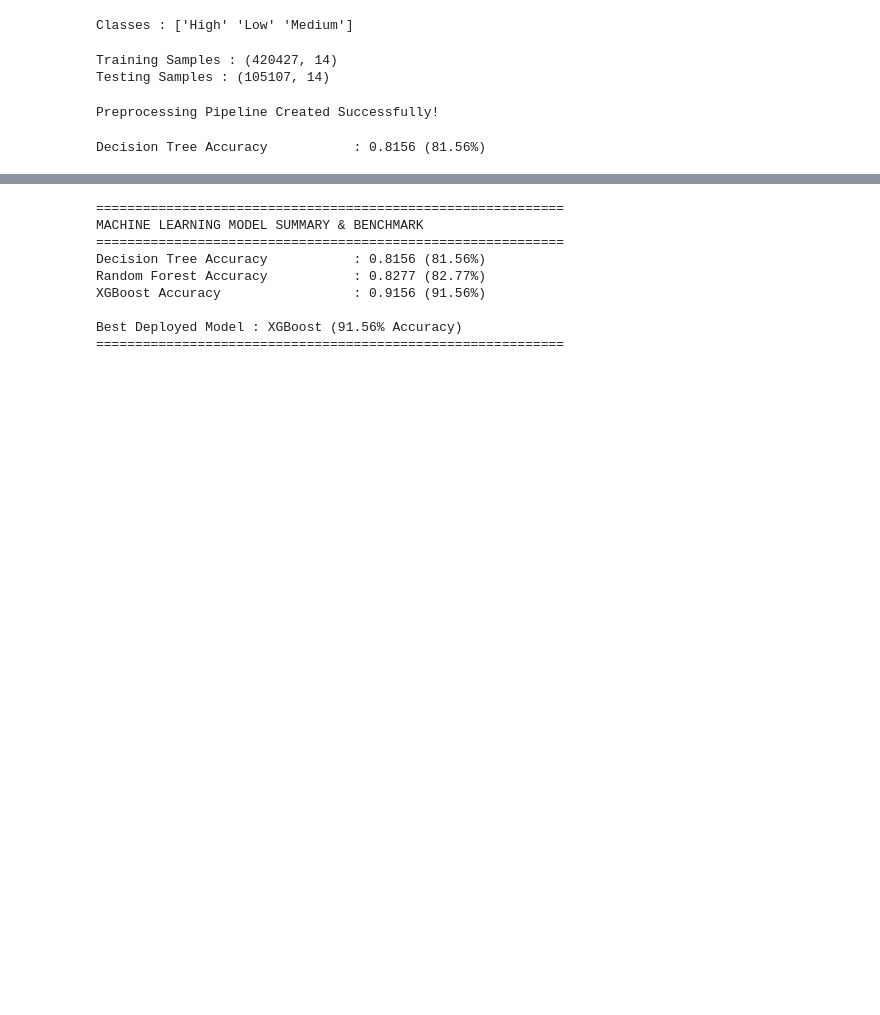
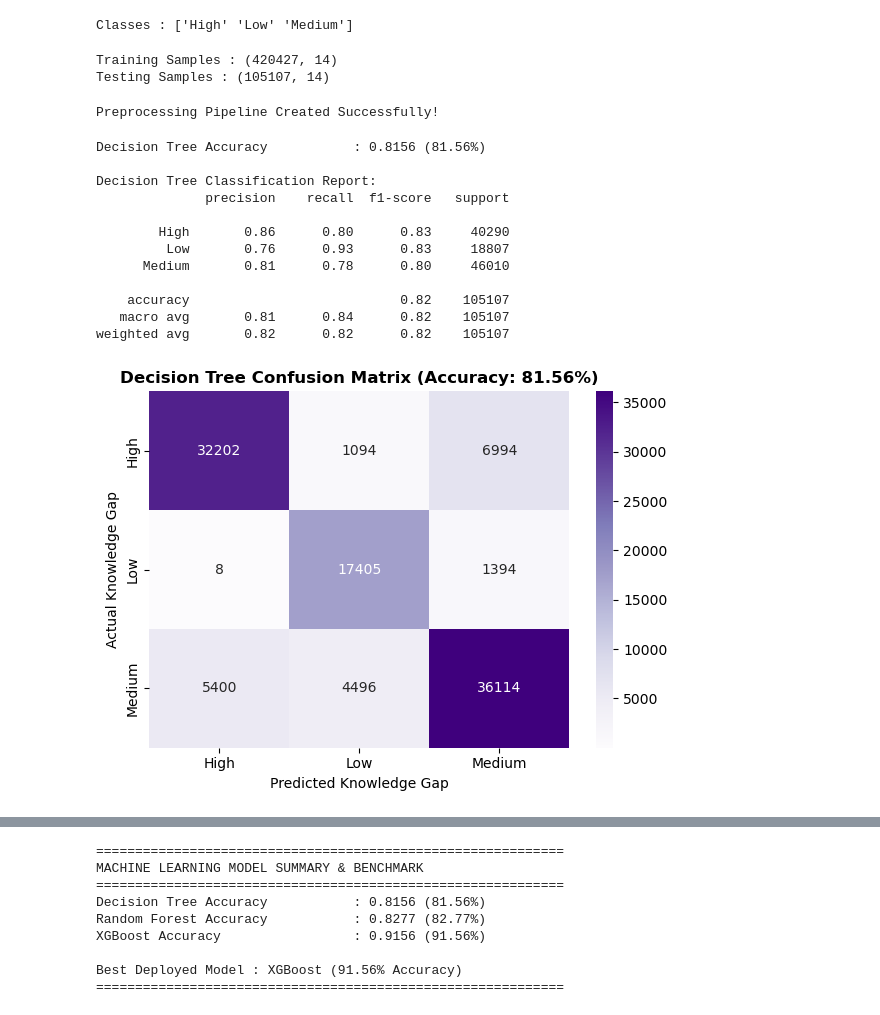
Before and after one commit to sharath77-code/KnowledgeGapDetection, a Jupyter notebook: notebooks/05_ML_Models.ipynb, the cells around one changed output, grey strips where cells are left out. Saved outputs shown, nothing was run; the diff lists cells and outputs as text; code cells hidden in the pictures; blank space fills up the shorter version.

```diff
--- a/notebooks/05_ML_Models.ipynb
+++ b/notebooks/05_ML_Models.ipynb
@@ -191,15 +192,40 @@ Preprocessing Pipeline Created Successfully!
 # %%
 dt_pipeline = Pipeline([
     ("preprocessor", preprocessor),
     ("classifier", DecisionTreeClassifier(max_depth=6, min_samples_leaf=25, random_state=42))
 ])
 
 dt_pipeline.fit(X_train, y_train)
 dt_pred = dt_pipeline.predict(X_test)
 dt_acc = accuracy_score(y_test, dt_pred)
-print(f"Decision Tree Accuracy           : {dt_acc:.4f} ({dt_acc*100:.2f}%)")
+print(f"Decision Tree Accuracy           : {dt_acc:.4f} ({dt_acc*100:.2f}%)\n")
+
+# Confusion Matrix & Classification Report
+cm_dt = confusion_matrix(y_test, dt_pred)
+print("Decision Tree Classification Report:")
+print(classification_report(y_test, dt_pred, target_names=label_encoder.classes_))
+
+plt.figure(figsize=(6, 4.5))
+sns.heatmap(cm_dt, annot=True, fmt="d", cmap="Purples", xticklabels=label_encoder.classes_, yticklabels=label_encoder.classes_)
+plt.title(f"Decision Tree Confusion Matrix (Accuracy: {dt_acc*100:.2f}%)", fontsize=12, fontweight="bold")
+plt.xlabel("Predicted Knowledge Gap")
+plt.ylabel("Actual Knowledge Gap")
+plt.tight_layout()
+plt.show()
 # %% [output]
 Decision Tree Accuracy           : 0.8156 (81.56%)
+
+Decision Tree Classification Report:
+              precision    recall  f1-score   support
+
+        High       0.86      0.80      0.83     40290
+         Low       0.76      0.93      0.83     18807
+      Medium       0.81      0.78      0.80     46010
+
+    accuracy                           0.82    105107
+   macro avg       0.81      0.84      0.82    105107
+weighted avg       0.82      0.82      0.82    105107
+[figure, added]
 # %%
 rf_pipeline = Pipeline([
     ("preprocessor", preprocessor),
```
Also changed, not shown: parts of 3 cells of this notebook, 2 other files.
